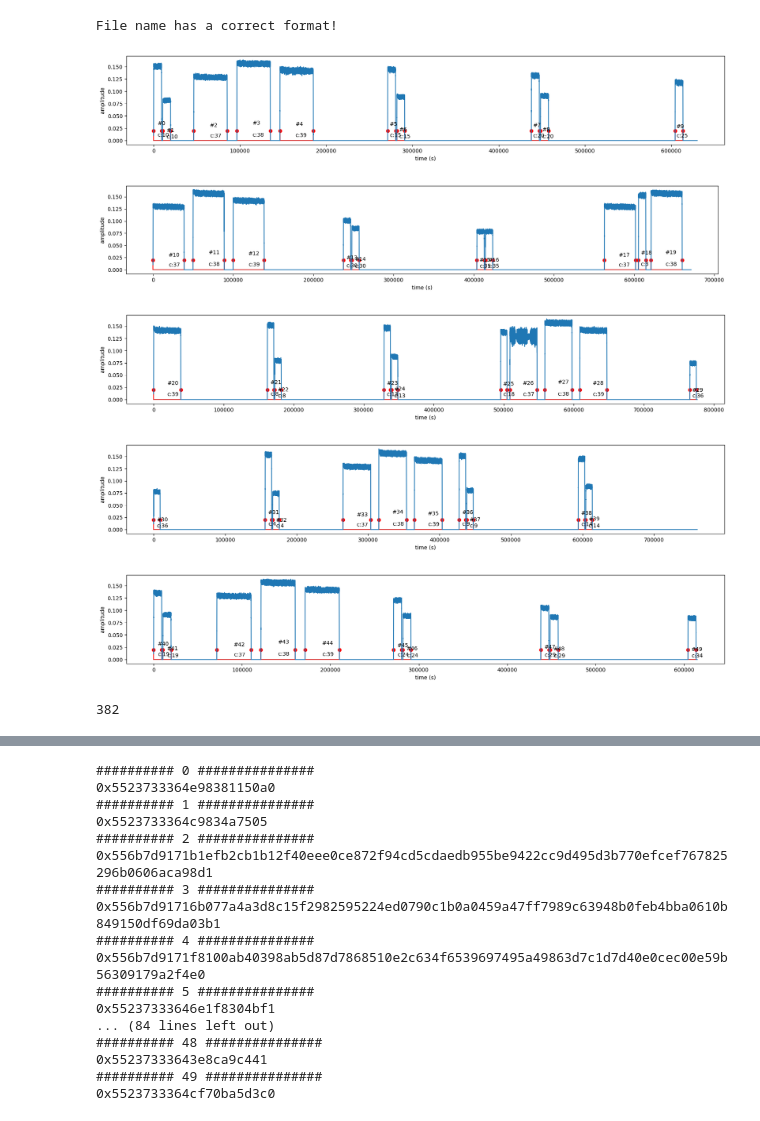
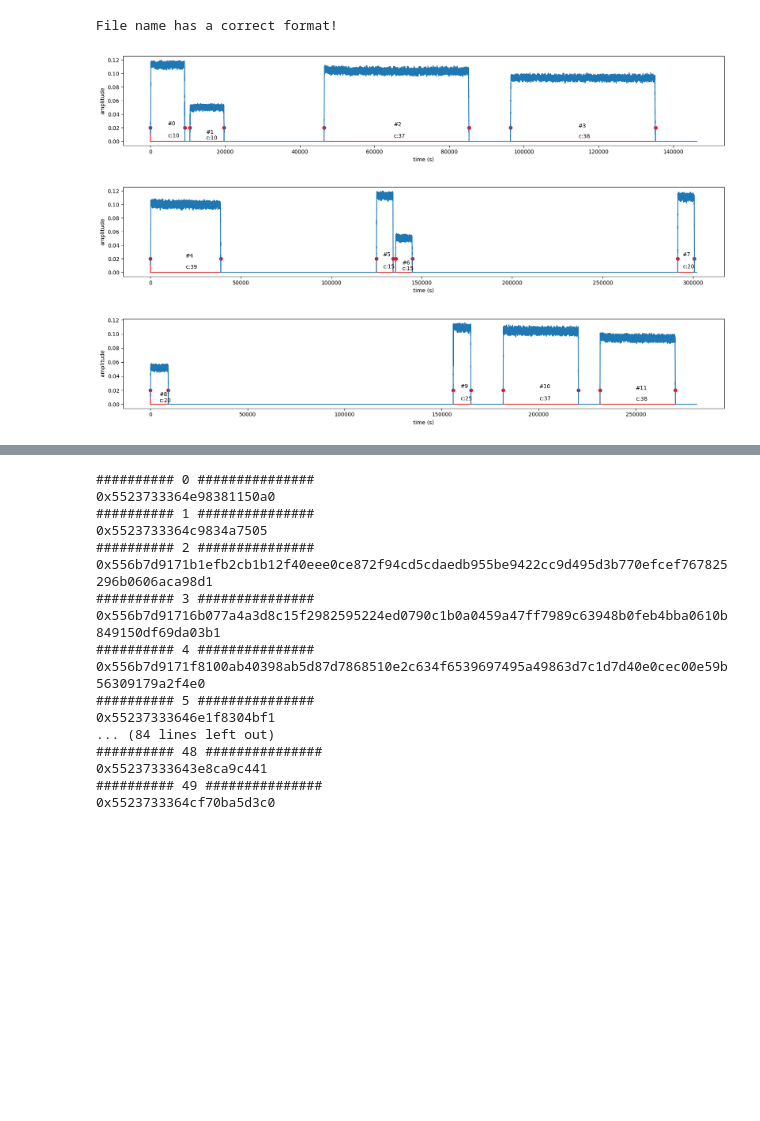
Before and after one commit to mkashani-phd/BLEWBAN_Dataset, a Jupyter notebook: src/Analysis.ipynb, the cells around one changed output, grey strips where cells are left out. Drawn from its saved outputs; the diff is of its cells as text; code cells hidden in the pictures; blank space fills up the shorter version.

```diff
--- a/src/Analysis.ipynb
+++ b/src/Analysis.ipynb
@@ -6,34 +6,19 @@ from itertools import groupby
 from operator import itemgetter
 import dataProcessing
 import scipy
+import os
+
 utills = dataProcessing.Utills()
+path = os.getcwd()[0:-3] + 'DataSet/'
-# %%
-# file = "DataSet/test/12-17-22/tst-12-17-22--7dvc3srv_2455000000.0_100000000.0_0_2_1_.iq"
-# chnl1 = 'FDATA/SDR_2/offBody/low-tx-PWR-3dbm/x310-jan-14-dvc-1-pos-1_2440000000.0_100000000.0_31.5_2_1_1.iq'
-# off_low1 = utills.readFile(chnl1,Fc=2440000000.0 - 190000)
-
-# chnl2 = 'FDATA/SDR_2/offBody/low-tx-PWR-3dbm/x310-jan-14-dvc-1-pos-1_2440000000.0_100000000.0_31.5_2_1_2.iq'
-# off_low2 = utills.readFile(chnl2,Fc=2440000000.0 - 190000)
-
-# chnl1 = 'FDATA/SDR_2/offBody/high-tx-PWR-9dmb/x310-jan-14-dvc-1-pos-1_2440000000.0_100000000.0_31.5_2_1_1.iq'
-# off_high1 = utills.readFile(chnl1,Fc=2440000000.0 - 190000)
-
-chnl2 = 'FDATA/SDR_2/offBody/high-tx-PWR-9dmb/x310-jan-14-dvc-1-pos-1_2440000000.0_100000000.0_31.5_2_1_2.iq'
-IQdatas1,tindx1 = utills.readFile(chnl2,Fc=2440000000.0 - 190000)
-# for i in range(len(tindx1)//2):
-#     try:
-#         print(tindx1[2*i+2]-tindx1[2*i+1])
-#     except:
-#         break
-utills.plotter(IQdatas1,tindx1,10,50,info = 1,fft =0,compression_ratio = 10)
-# %% [output]
-File name has a correct format!
-[figure, removed]
-[figure, removed]
-[figure, removed]
-[figure, removed]
-[figure, removed]
-# %%
-len(IQdatas1.TotalFramesIndex)
-# %% [output]
-382
+# %%
+# test
+
+chnl2 = path + 'SDR_2/offBody/high-tx-PWR-9dbm/x310-jan-14-dvc-1-pos-1_2440000000.0_100000000.0_31.5_2_1_1.iq'
+IQdatas1,tindx1 = utills.readFile(chnl2,Fc=2440000000.0 - 190000)
+
+utills.plotter(IQdatas1,tindx1,4,10,info = 1,fft =0,compression_ratio = 10)
+# %% [output]
+File name has a correct format!
+[figure, added]
+[figure, added]
+[figure, added]
```
Also changed, not shown: parts of 1 cell of this notebook, 1 other file.
